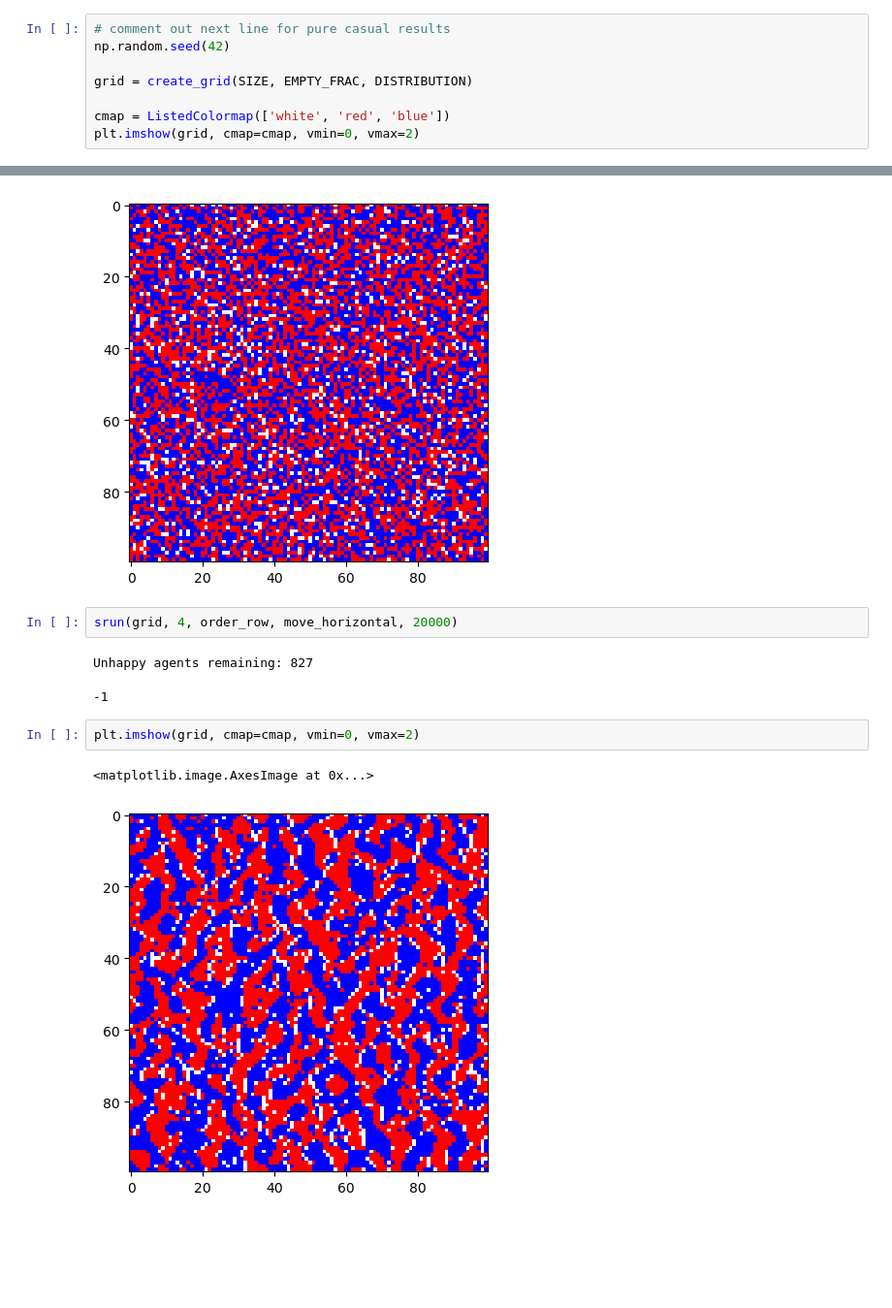
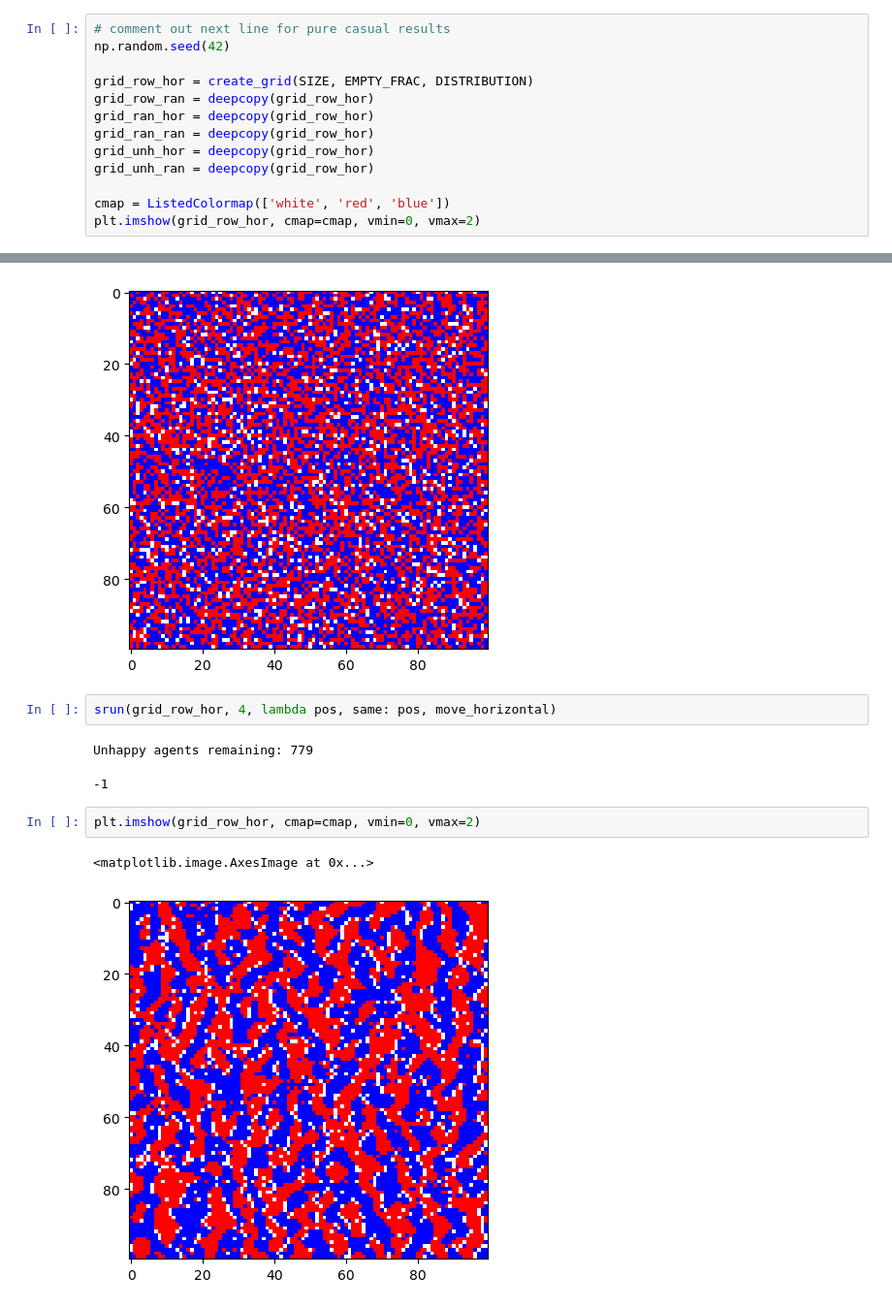
Before and after one commit to leenonqui/Models-of-Segregation-via-Particle-Methods-, a Jupyter notebook: notebook.ipynb, the cells around one changed output, grey strips where cells are left out. Shown at 97% size. Drawn from its saved outputs; the diff is of its cells as text; blank space fills up the shorter version.

```diff
--- a/notebook.ipynb
+++ b/notebook.ipynb
@@ -12,20 +13,25 @@ from simulation.simulation import *
 # comment out next line for pure casual results
 np.random.seed(42)
 
-grid = create_grid(SIZE, EMPTY_FRAC, DISTRIBUTION)
+grid_row_hor = create_grid(SIZE, EMPTY_FRAC, DISTRIBUTION)
+grid_row_ran = deepcopy(grid_row_hor)
+grid_ran_hor = deepcopy(grid_row_hor)
+grid_ran_ran = deepcopy(grid_row_hor)
+grid_unh_hor = deepcopy(grid_row_hor)
+grid_unh_ran = deepcopy(grid_row_hor)
 
 cmap = ListedColormap(['white', 'red', 'blue'])
-plt.imshow(grid, cmap=cmap, vmin=0, vmax=2)
+plt.imshow(grid_row_hor, cmap=cmap, vmin=0, vmax=2)
 # %% [output]
 <matplotlib.image.AxesImage at 0x...>
 [figure]
 # %%
-srun(grid, 4, order_row, move_horizontal, 20000)
+srun(grid_row_hor, 4, lambda pos, same: pos, move_horizontal)
 # %% [output]
-Unhappy agents remaining: 827
+Unhappy agents remaining: 779
 -1
 # %%
-plt.imshow(grid, cmap=cmap, vmin=0, vmax=2)
+plt.imshow(grid_row_hor, cmap=cmap, vmin=0, vmax=2)
 # %% [output]
 <matplotlib.image.AxesImage at 0x...>
-[figure, old version]
+[figure, new version]
```
Also changed, not shown: parts of 16 cells of this notebook, 3 other files.
